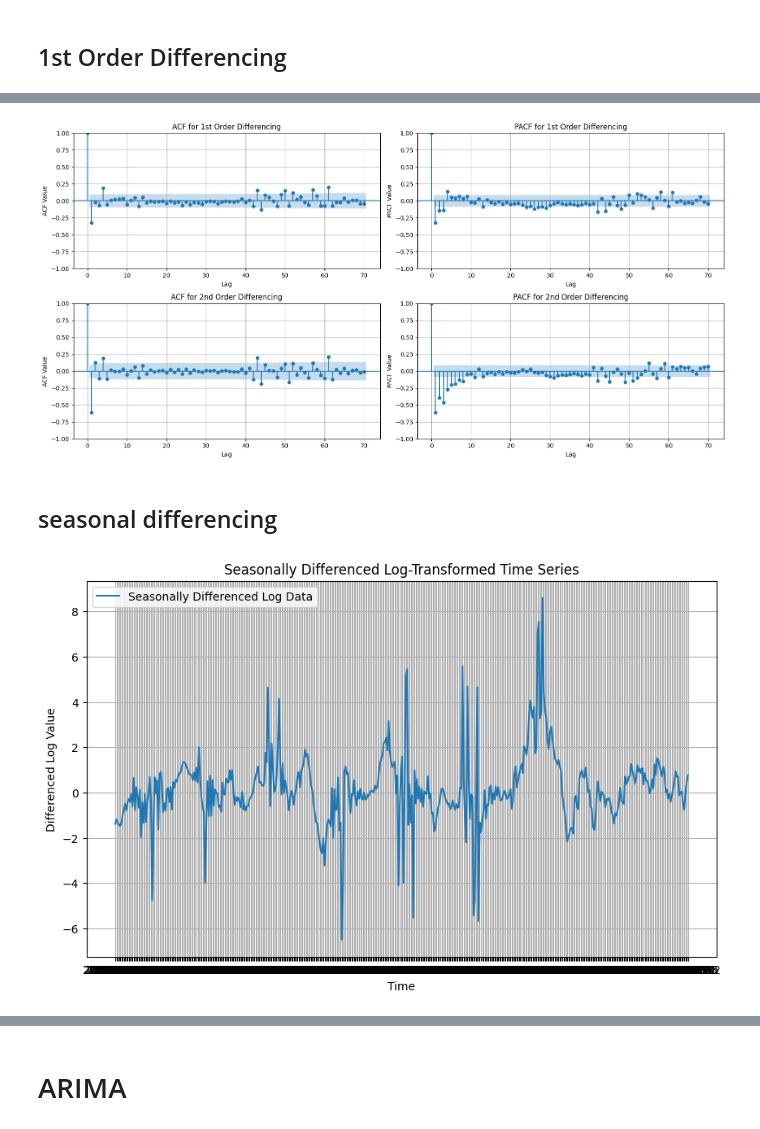
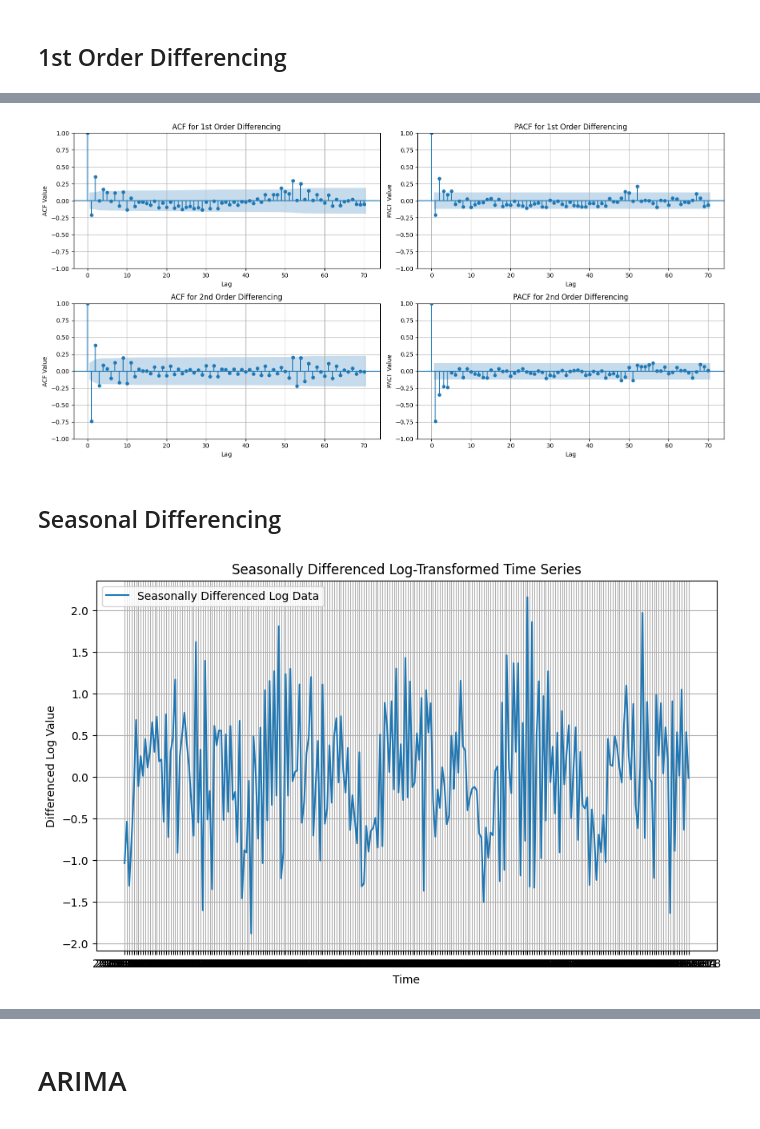
Before and after one commit to th-kl/DSF, a Jupyter notebook: notebooks/arima_sarima_new copy.ipynb, the cells around one changed output, grey strips where cells are left out. Drawn from its saved outputs; the diff is of its cells as text; code cells hidden in the pictures.

```diff
--- a/notebooks/arima_sarima_new copy.ipynb
+++ b/notebooks/arima_sarima_new copy.ipynb
@@ -51,7 +26,8 @@ flu = flu.loc[(flu["georegion"] == "CH")
             & (flu["sex"] == "all")
             & (flu["agegroup"] == "all")]
 # Select only the desired columns
-flu_clean = flu[["value", "temporal"]]
+flu_clean = flu[["incValue", "temporal"]]
+flu_clean = flu_clean.rename(columns={"incValue": "value"})
 
 # Remove 'W' from the "temporal" column and replace any non-numeric characters
 flu_clean["temporal"] = flu_clean["temporal"].str.replace('W', '')
@@ -225,7 +207,6 @@ if (flu_clean_imputed['value_log'] == 0).any():
 else:
     print("No zeros in the column")
 flu_clean_imputed["log"] = y_log
-flu_clean_imputed = flu_clean_imputed.rename(columns={'value': 'original'})
 flu_clean_imputed = flu_clean_imputed.drop('value_log', axis = 1)
 train = flu_clean_imputed[:520]
 test = flu_clean_imputed[520:]
@@ -349,0 +450,20 @@ plt.show()
+# %%
+train = flu_clean_imputed[:520]
+test = flu_clean_imputed[520:]
+
+model = ARIMA(train["log"], order=(7, 0, 8))
+model_arima = model.fit()
+print(model_arima.summary())
+
+pred = model_arima.predict(start=0, end=len(flu_clean_imputed) - 1, dynamic=False)
+pred = np.exp(pred) - 1
+pred_data = pd.DataFrame({'pred': pred})
+pred_data.index = flu_clean_imputed.index
+
+plt.title("ARIMA (5,0,6)")
+plt.ylabel("sampleconsultation_sum")
+plt.xlabel("Weekly data")
+plt.plot(pred_data, color = "red", label = "predicted")
+plt.plot(flu_clean_imputed['value'], color = "blue", label = "actual")
+plt.tight_layout()
+plt.show
@@ -414,31 +554,31 @@ plt.show()
 # Decaying ACF and PACF for 1st order differencing and 2nd order differencing
 # possible another differencing method?
 # %% [output]
-[figure, old version]
+[figure, new version]
-# %% [markdown]
-## seasonal differencing
+# %% [markdown]
+## Seasonal Differencing
 # %%
 # Define the lag (seasonal period)
-lag = 52  # For yearly seasonality (e.g., weekly data)
+lag = 12 # For yearly seasonality (e.g., weekly data)
 
 # Perform seasonal differencing on the log-transformed data
-seasonal_differenced_data = train["log"].diff(lag)
+seasonal_differenced_data = diff.diff(lag)
 
 # Drop NaN values (resulting from the diff operation)
 seasonal_differenced_data = seasonal_differenced_data.dropna()
 
 # Now, seasonal_differenced_data contains the seasonally differenced log-transformed data
 plt.figure(figsize=(10, 6))
 plt.plot(seasonal_differenced_data, label='Seasonally Differenced Log Data')
 plt.title('Seasonally Differenced Log-Transformed Time Series')
 plt.xlabel('Time')
 plt.ylabel('Differenced Log Value')
 plt.legend()
 plt.grid()
 plt.show()
 # After seasonl differencing on log-transformation, it seems to be stationary.
 # %% [output]
-[figure, old version]
+[figure, new version]
 # %%
 fig, axs = plt.subplots(2, 1, figsize=(14, 8))
 
```
Also changed, not shown: parts of 26 cells of this notebook.
